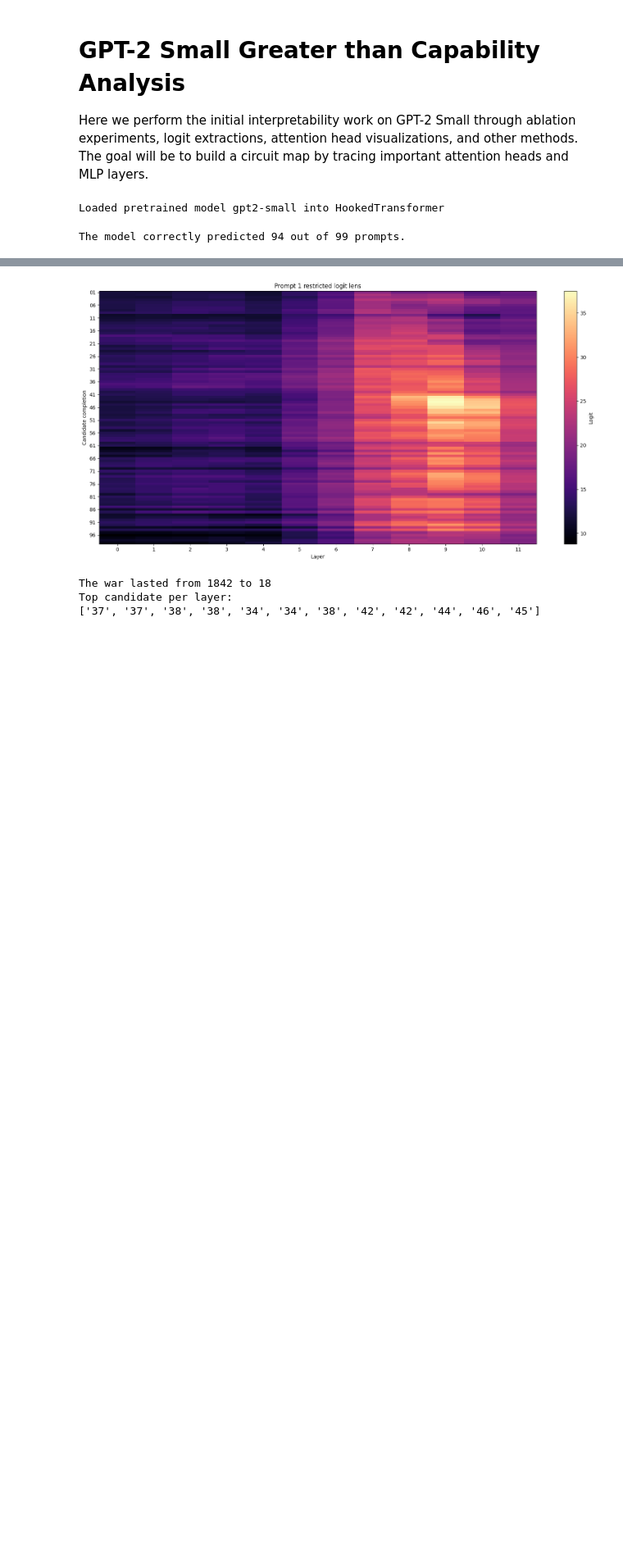
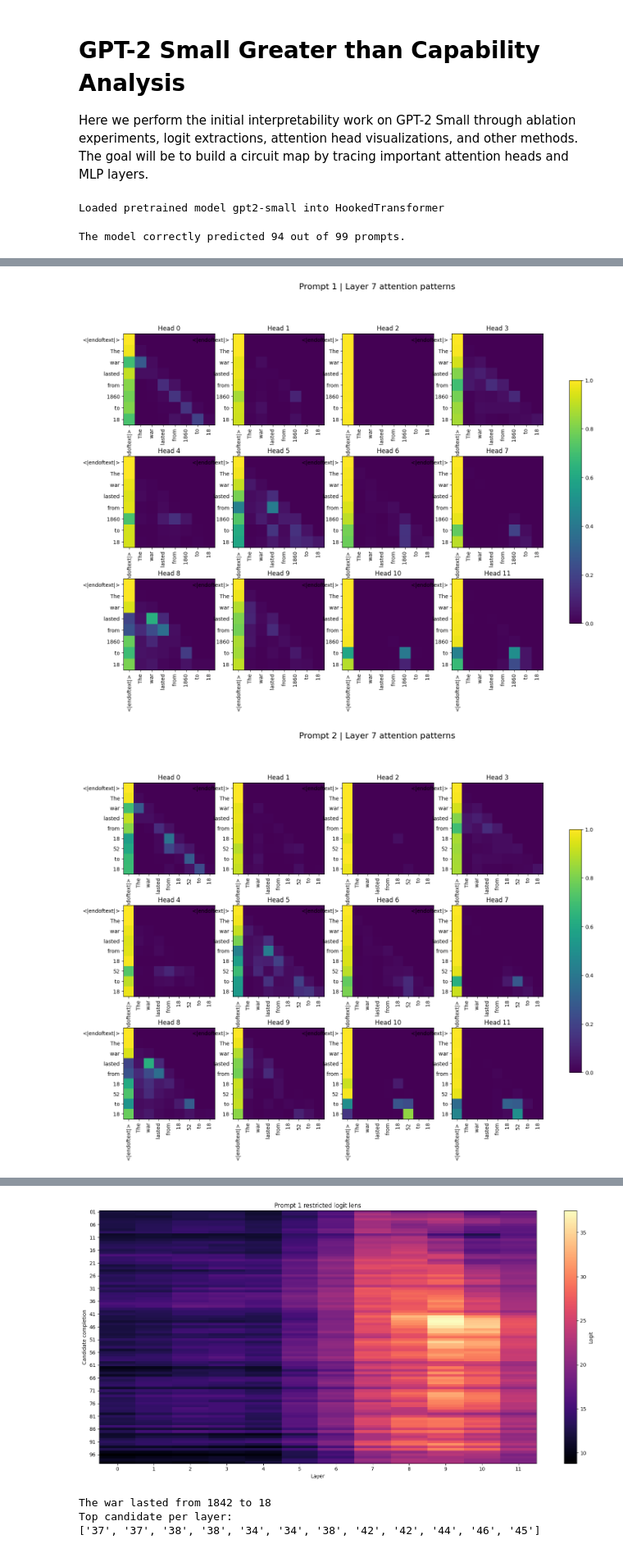
Before and after one commit to benjaminW2025/greater-than-cap, a Jupyter notebook: notebooks/interpretability.ipynb, the cells around one changed output, grey strips where cells are left out. Shown at 82% size. Cells and saved outputs as stored; diff of their text form; code cells hidden in the pictures; blank space fills up the shorter version.

```diff
--- a/notebooks/interpretability.ipynb
+++ b/notebooks/interpretability.ipynb
@@ -85,42 +91,43 @@ The war lasted from 1815 to 1850
 # %%
 # Extract attention patterns and visualize them with matplotlib
 
 import math
 
 attention_patterns = {
     "prompt1": [cache1["pattern", layer][0].detach().cpu() for layer in range(model.cfg.n_layers)],
     "prompt2": [cache2["pattern", layer][0].detach().cpu() for layer in range(model.cfg.n_layers)],
     "prompt3": [cache3["pattern", layer][0].detach().cpu() for layer in range(model.cfg.n_layers)],
 }
 
-def plot_attention_patterns(cache, prompt, prompt_label):
+def plot_attention_patterns(cache, prompt, layer, prompt_label):
     tokens = model.to_str_tokens(prompt)
     n_heads = model.cfg.n_heads
     n_cols = 4
     n_rows = math.ceil(n_heads / n_cols)
 
-    for layer in range(model.cfg.n_layers):
-        pattern = cache["pattern", layer][0].detach().cpu()
-        fig, axes = plt.subplots(n_rows, n_cols, figsize=(18, 12))
-        axes = axes.flatten()
+    pattern = cache["pattern", layer][0].detach().cpu()
+    fig, axes = plt.subplots(n_rows, n_cols, figsize=(18, 12))
+    axes = axes.flatten()
 
-        for head in range(n_heads):
-            ax = axes[head]
-            im = ax.imshow(pattern[head], cmap="viridis", vmin=0, vmax=pattern[head].max().item())
-            ax.set_title(f"Head {head}")
-            ax.set_xticks(range(len(tokens)))
-            ax.set_yticks(range(len(tokens)))
-            ax.set_xticklabels(tokens, rotation=90)
-            ax.set_yticklabels(tokens)
+    for head in range(n_heads):
+        ax = axes[head]
+        im = ax.imshow(pattern[head], cmap="viridis", vmin=0, vmax=pattern[head].max().item())
+        ax.set_title(f"Head {head}")
+        ax.set_xticks(range(len(tokens)))
+        ax.set_yticks(range(len(tokens)))
+        ax.set_xticklabels(tokens, rotation=90)
+        ax.set_yticklabels(tokens)
 
-        for ax in axes[n_heads:]:
-            ax.axis("off")
+    for ax in axes[n_heads:]:
+        ax.axis("off")
 
-        fig.suptitle(f"{prompt_label} | Layer {layer} attention patterns", fontsize=16)
-        fig.colorbar(im, ax=axes.tolist(), shrink=0.7)
-        plt.tight_layout()
-        plt.show()
+    fig.suptitle(f"{prompt_label} | Layer {layer} attention patterns", fontsize=16)
+    fig.colorbar(im, ax=axes.tolist(), shrink=0.7)
+    plt.show()
 
-plot_attention_patterns(cache1, prompt1, "Prompt 1")
-plot_attention_patterns(cache2, prompt2, "Prompt 2")
-plot_attention_patterns(cache3, prompt3, "Prompt 3")
+plot_attention_patterns(cache1, prompt1, 7, "Prompt 1")
+plot_attention_patterns(cache2, prompt2, 7, "Prompt 2")
+plot_attention_patterns(cache3, prompt3, 7, "Prompt 3")
+# %% [output]
+[figure, added]
+[figure, added]
```
Also changed, not shown: parts of 13 cells of this notebook, 1 other file.
